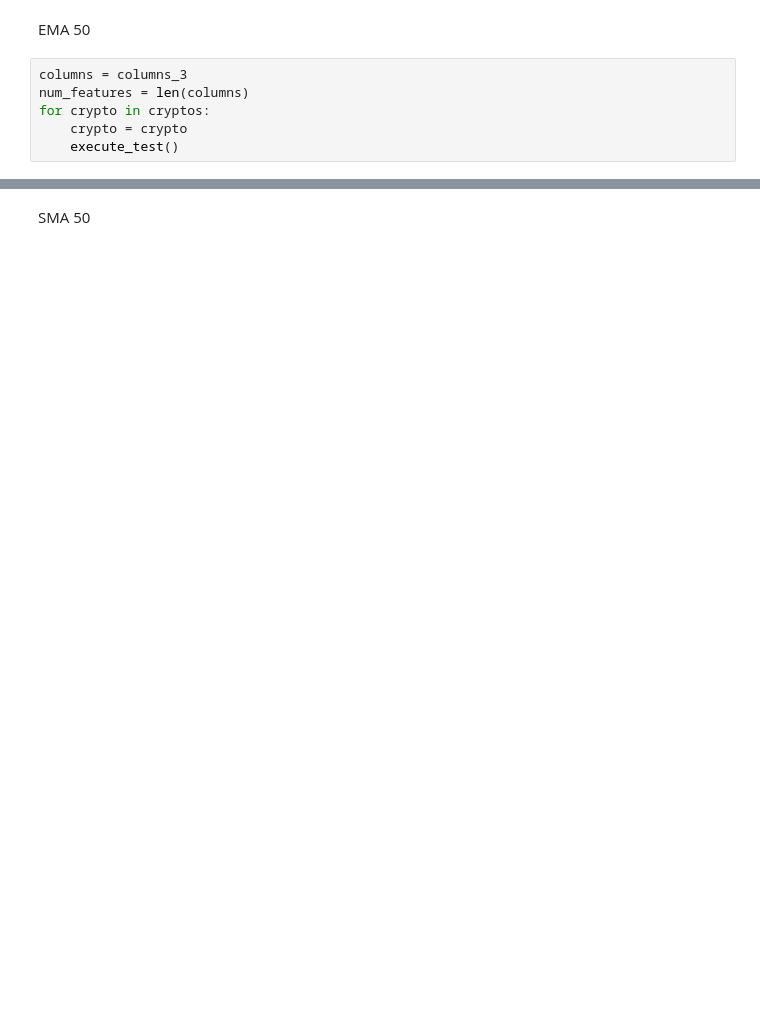
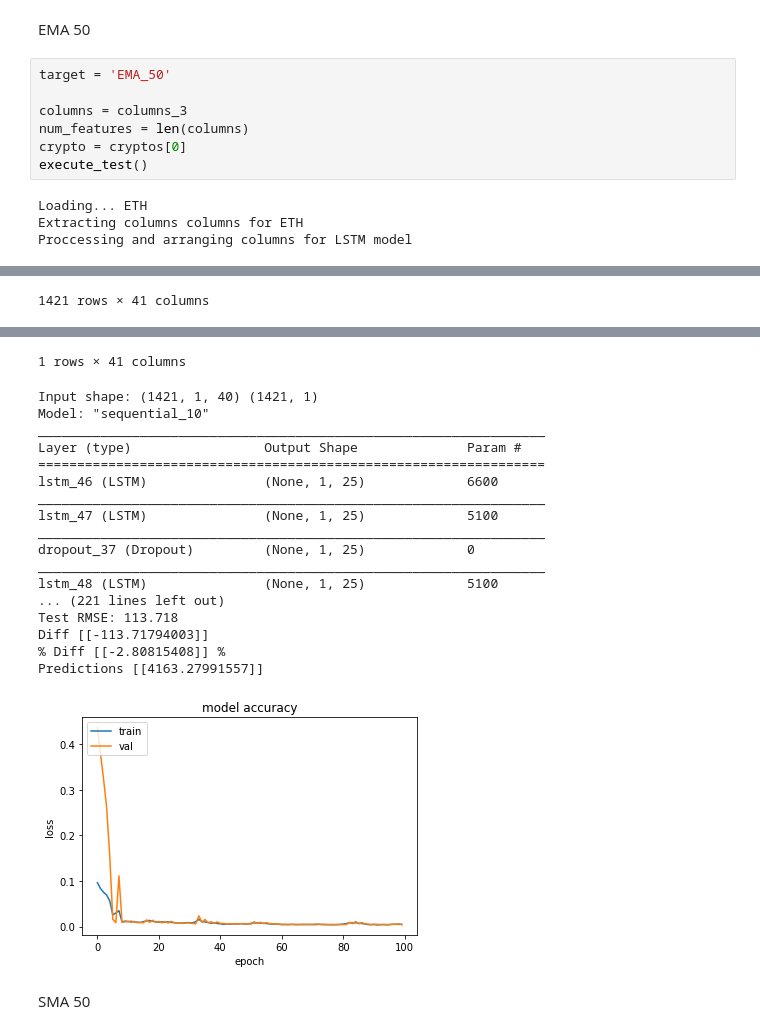
Before and after one commit to GZabalaG/crypto_bot, a Jupyter notebook: trading_simulation/Simulation.ipynb, the cells around one changed output, grey strips where cells are left out. Saved outputs shown, nothing was run; the diff lists cells and outputs as text; blank space fills up the shorter version.

```diff
--- a/trading_simulation/Simulation.ipynb
+++ b/trading_simulation/Simulation.ipynb
@@ -212,8 +439,13 @@ for crypto in cryptos:
 # %% [markdown]
 EMA 50
 # %%
+target = 'EMA_50'
+
 columns = columns_3
 num_features = len(columns)
-for crypto in cryptos:
-    crypto = crypto
-    execute_test()
+crypto = cryptos[0]
+execute_test()
+# %% [output]
+Loading... ETH
+Extracting columns columns for ETH
+Proccessing and arranging columns for LSTM model
@@ -219,0 +464 @@ for crypto in cryptos:
+1421 rows × 41 columns
@@ -220,3 +467,22 @@ for crypto in cryptos:
+1 rows × 41 columns
+Input shape: (1421, 1, 40) (1421, 1)
+Model: "sequential_10"
+_________________________________________________________________
+Layer (type)                 Output Shape              Param #
+=================================================================
+lstm_46 (LSTM)               (None, 1, 25)             6600
+_________________________________________________________________
+lstm_47 (LSTM)               (None, 1, 25)             5100
+_________________________________________________________________
+dropout_37 (Dropout)         (None, 1, 25)             0
+_________________________________________________________________
+lstm_48 (LSTM)               (None, 1, 25)             5100
+... (221 lines left out)
+Test RMSE: 113.718
+Diff [[-113.71794003]]
+% Diff [[-2.80815408]] %
+Predictions [[4163.27991557]]
+[figure, added]
 # %% [markdown]
 SMA 50
 # %%
```
Also changed, not shown: parts of 69 cells of this notebook, 4 other files.
